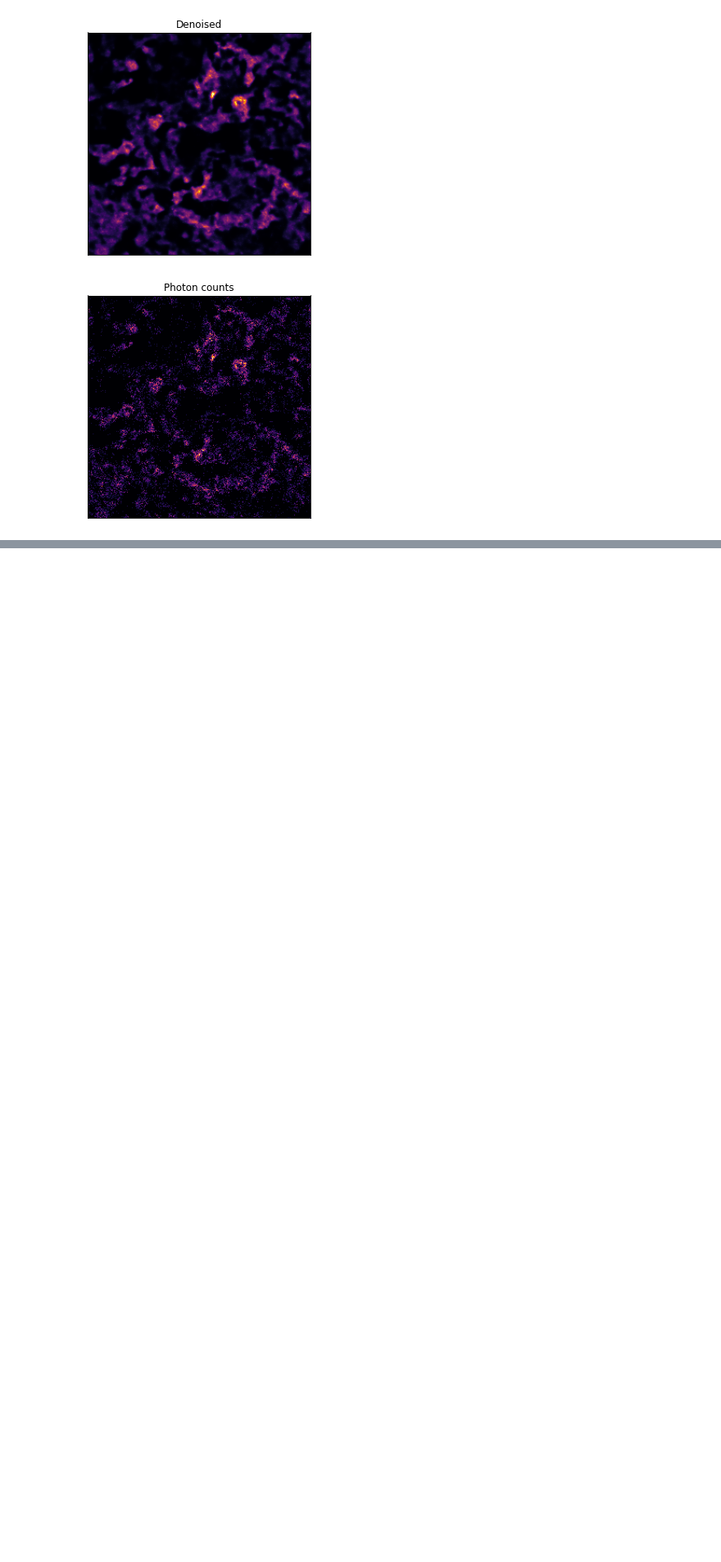
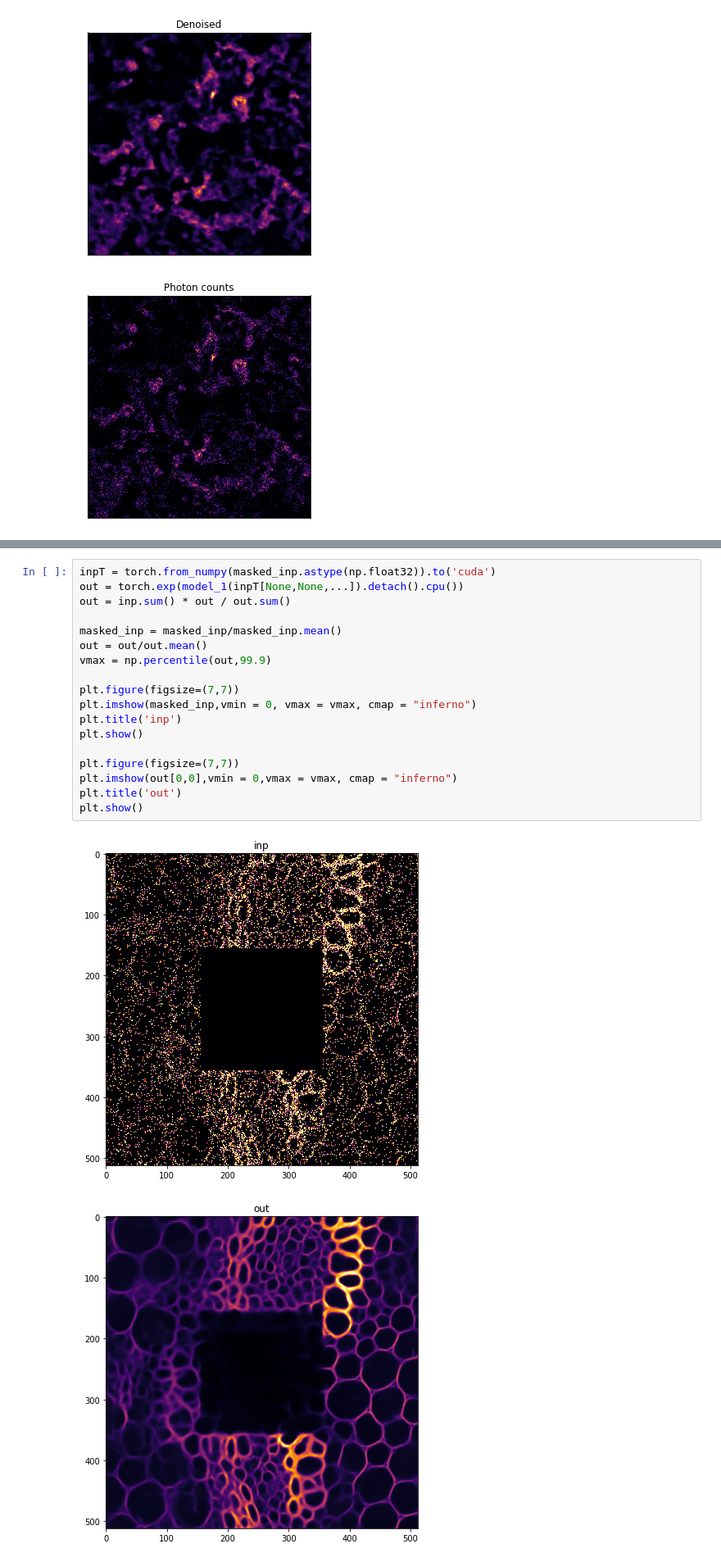
Before and after one commit to ankithsavio/msc-project, a Jupyter notebook: Week-1-Experiments.ipynb, the cells around one changed output, grey strips where cells are left out. Shown at 82% size. Saved outputs shown, nothing was run; the diff lists cells and outputs as text; blank space fills up the shorter version.

```diff
--- a/Week-1-Experiments.ipynb
+++ b/Week-1-Experiments.ipynb
@@ -189,0 +209,21 @@ for i in range(1):
+# %%
+inpT = torch.from_numpy(masked_inp.astype(np.float32)).to('cuda')
+out = torch.exp(model_1(inpT[None,None,...]).detach().cpu())
+out = inp.sum() * out / out.sum()
+
+masked_inp = masked_inp/masked_inp.mean()
+out = out/out.mean()
+vmax = np.percentile(out,99.9)
+
+plt.figure(figsize=(7,7))
+plt.imshow(masked_inp,vmin = 0, vmax = vmax, cmap = "inferno")
+plt.title('inp')
+plt.show()
+
+plt.figure(figsize=(7,7))
+plt.imshow(out[0,0],vmin = 0,vmax = vmax, cmap = "inferno")
+plt.title('out')
+plt.show()
+# %% [output]
+[figure, added]
+[figure, added]
```
Also changed, not shown: parts of 5 cells of this notebook.
